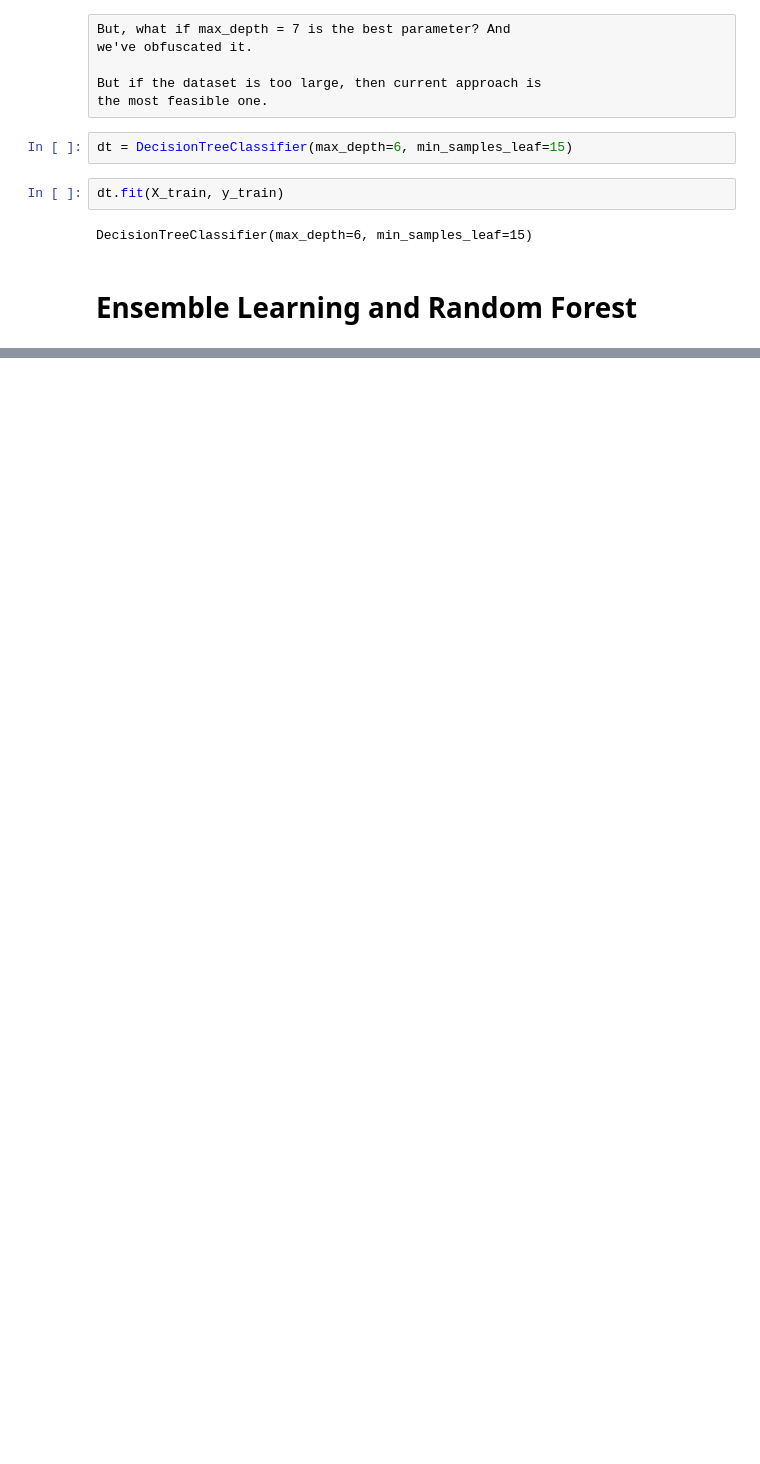
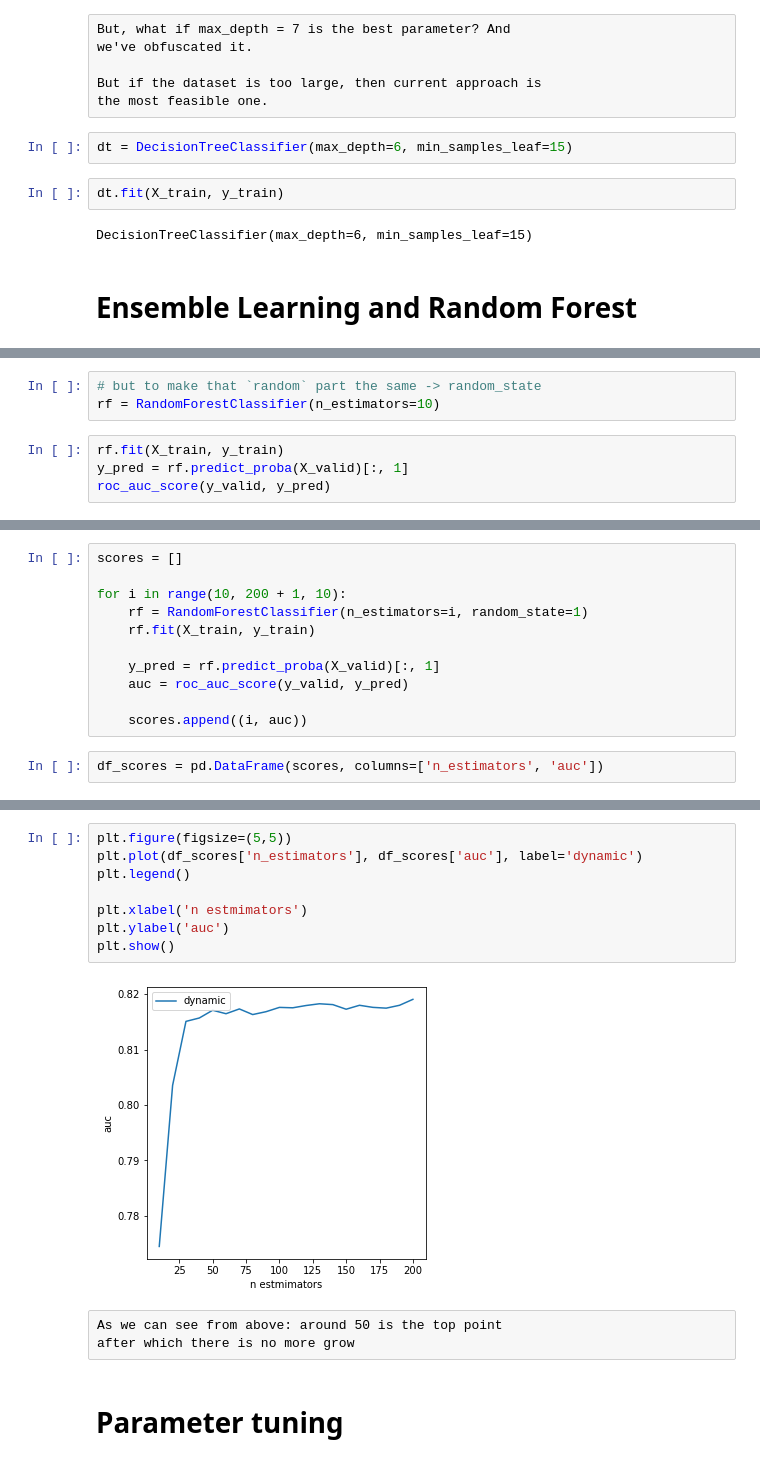
Before and after one commit to SleeplessChallenger/ML_ZoomCamp_code, a Jupyter notebook: 5.DecisionTree_EnsembleLearning/predictions.ipynb, the cells around one changed output, grey strips where cells are left out. Drawn from its saved outputs; the diff is of its cells as text; blank space fills up the shorter version.

```diff
--- a/5.DecisionTree_EnsembleLearning/predictions.ipynb
+++ b/5.DecisionTree_EnsembleLearning/predictions.ipynb
@@ -520,0 +541,7 @@ DecisionTreeClassifier(max_depth=6, min_samples_leaf=15)
+# %%
+# but to make that `random` part the same -> random_state
+rf = RandomForestClassifier(n_estimators=10)
+# %%
+rf.fit(X_train, y_train)
+y_pred = rf.predict_proba(X_valid)[:, 1]
+roc_auc_score(y_valid, y_pred)
@@ -520,0 +553,13 @@ DecisionTreeClassifier(max_depth=6, min_samples_leaf=15)
+# %%
+scores = []
+
+for i in range(10, 200 + 1, 10):
+    rf = RandomForestClassifier(n_estimators=i, random_state=1)
+    rf.fit(X_train, y_train)
+
+    y_pred = rf.predict_proba(X_valid)[:, 1]
+    auc = roc_auc_score(y_valid, y_pred)
+
+    scores.append((i, auc))
+# %%
+df_scores = pd.DataFrame(scores, columns=['n_estimators', 'auc'])
@@ -520,0 +577,15 @@ DecisionTreeClassifier(max_depth=6, min_samples_leaf=15)
+# %%
+plt.figure(figsize=(5,5))
+plt.plot(df_scores['n_estimators'], df_scores['auc'], label='dynamic')
+plt.legend()
+
+plt.xlabel('n estmimators')
+plt.ylabel('auc')
+plt.show()
+# %% [output]
+[figure, added]
+# %% [raw]
+As we can see from above: around 50 is the top point
+after which there is no more grow
+# %% [markdown]
+# Parameter tuning
```
Also changed, not shown: parts of 60 cells of this notebook, 1 other file.
